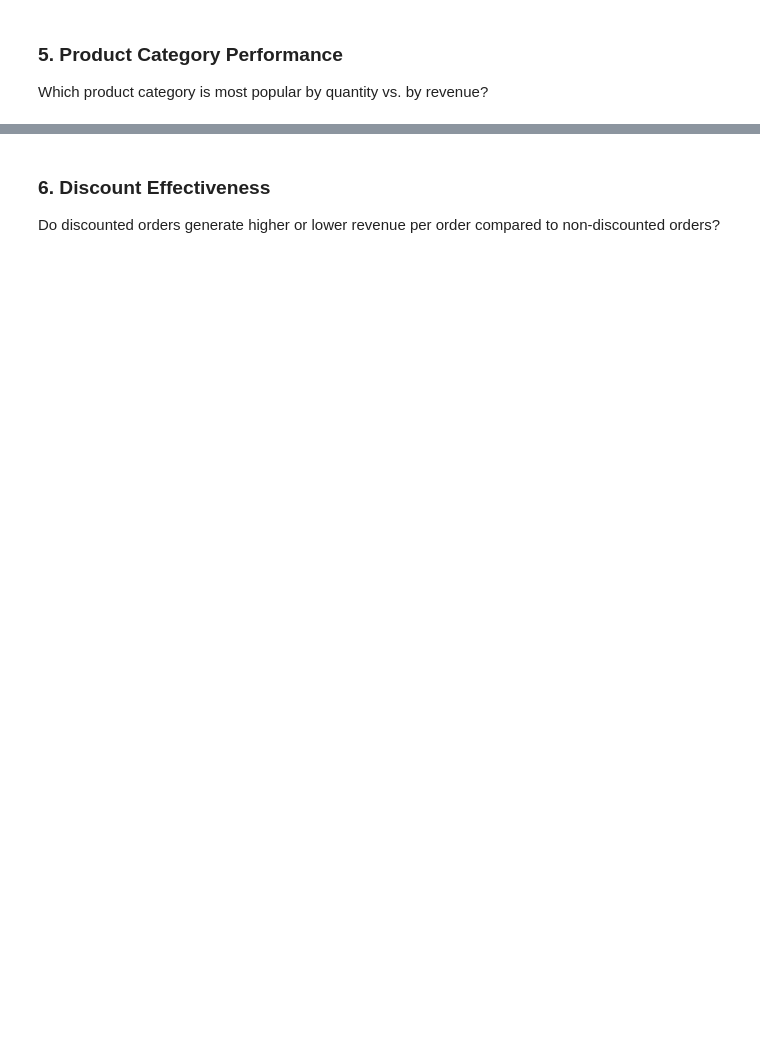
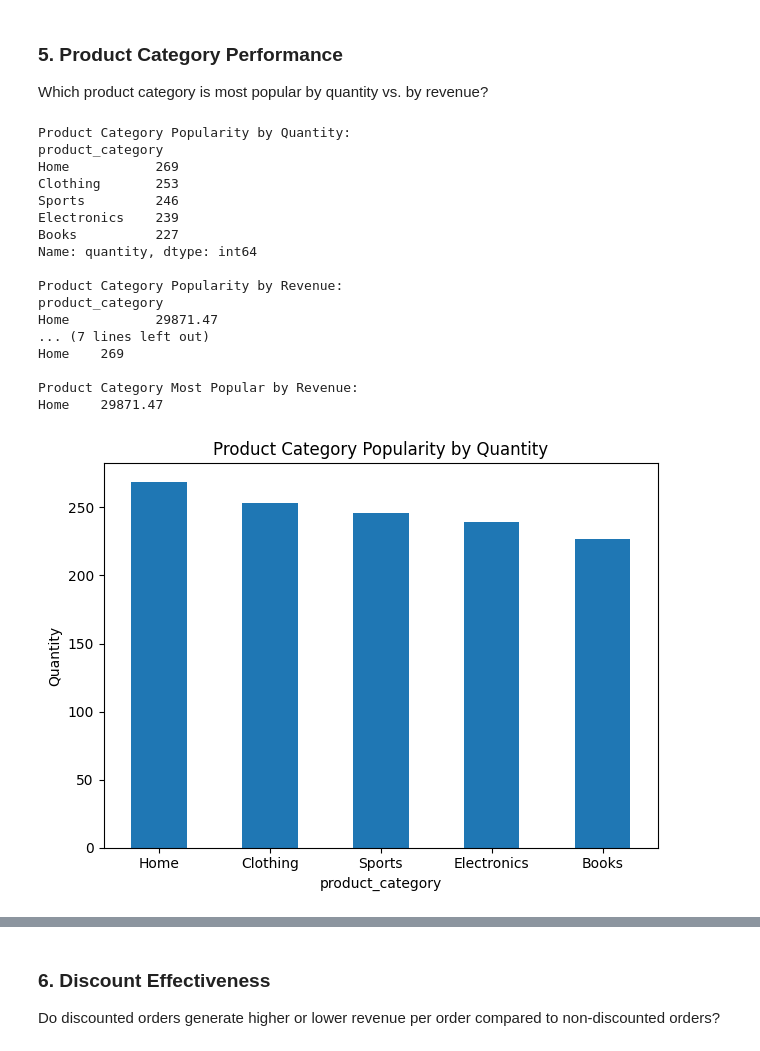
Before and after one commit to amyng939/ds-fall-2025-fri-1230, a Jupyter notebook: Week-06-Business-Stats-Analytics/homeworks/Amy-Ng-week-06-exercise.ipynb, the cells around one changed output, grey strips where cells are left out. Cells and saved outputs as stored; diff of their text form; code cells hidden in the pictures; blank space fills up the shorter version.

```diff
--- a/Week-06-Business-Stats-Analytics/homeworks/Amy-Ng-week-06-exercise.ipynb
+++ b/Week-06-Business-Stats-Analytics/homeworks/Amy-Ng-week-06-exercise.ipynb
@@ -216,4 +284,46 @@ Which region generated the highest revenue? Which region had the highest average
 ### 5. Product Category Performance
 Which product category is most popular by quantity vs. by revenue?
 # %%
-# Your code here
+product_category_popularity_quantity = data.groupby("product_category")["quantity"].sum().sort_values(ascending=False)
+product_category_popularity_revenue = data.groupby("product_category")["revenue"].sum().sort_values(ascending=False)
+
+print("Product Category Popularity by Quantity:")
+print(product_category_popularity_quantity)
+print("\nProduct Category Popularity by Revenue:")
+print(product_category_popularity_revenue)
+
+print("\nProduct Category Most Popular by Quantity:")
+print(product_category_popularity_quantity.head(1).to_string(header=False))
+print("\nProduct Category Most Popular by Revenue:")
+print(product_category_popularity_revenue.head(1).to_string(header=False))
+
+product_category_popularity_quantity.plot(kind="bar", title="Product Category Popularity by Quantity")
+plt.ylabel("Quantity")
+plt.xticks(rotation=0)
+plt.tight_layout()
+plt.show()
+
+product_category_popularity_revenue.plot(kind="bar", title="Product Category Popularity by Revenue")
+plt.ylabel("Revenue ($)")
+plt.xticks(rotation=0)
+plt.tight_layout()
+plt.show()
+# %% [output]
+Product Category Popularity by Quantity:
+product_category
+Home           269
+Clothing       253
+Sports         246
+Electronics    239
+Books          227
+Name: quantity, dtype: int64
+
+Product Category Popularity by Revenue:
+product_category
+Home           29871.47
+... (7 lines left out)
+Home    269
+
+Product Category Most Popular by Revenue:
+Home    29871.47
+[figure, added]
```
Also changed, not shown: parts of 6 cells of this notebook.
